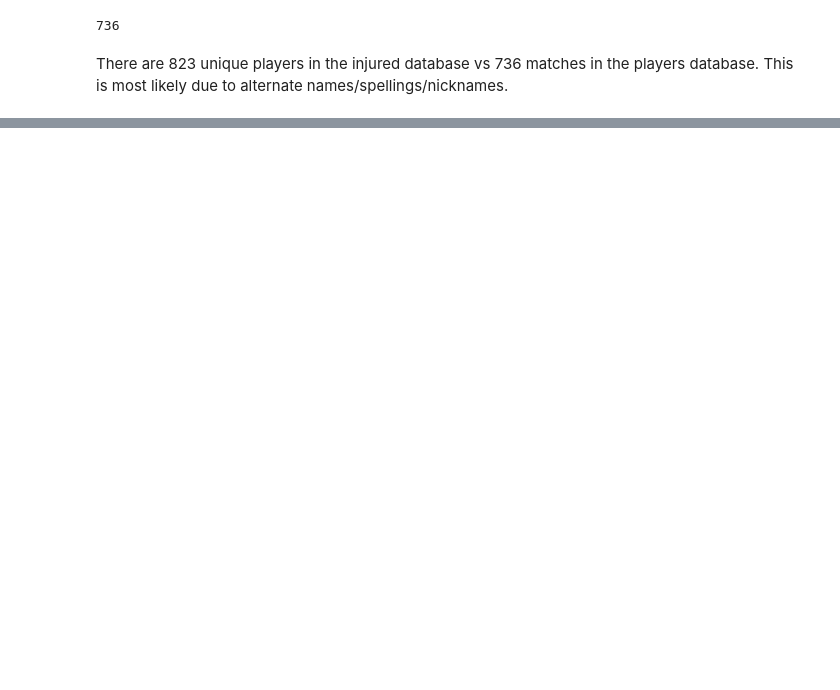
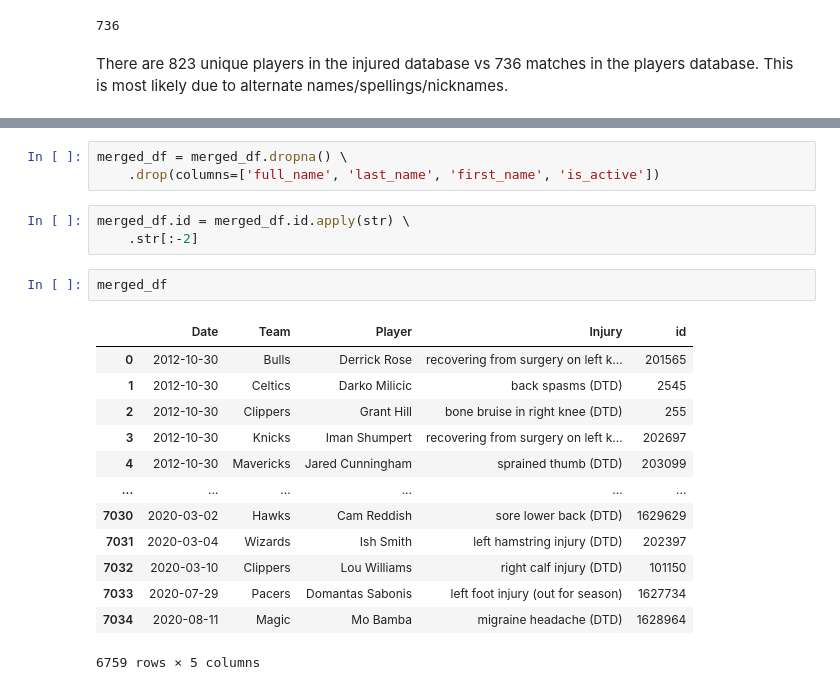
Before and after one commit to joongsim/nba-injuries, a Jupyter notebook: injury_prediction.ipynb, the cells around one changed output, grey strips where cells are left out. Cells and saved outputs as stored; diff of their text form; blank space fills up the shorter version.

```diff
--- a/injury_prediction.ipynb
+++ b/injury_prediction.ipynb
@@ -119,0 +208,22 @@ array(['Alex Abrines', 'Quincy Acy', 'Jaylen Adams', 'Jordan Adams',
+# %%
+merged_df = merged_df.dropna() \
+    .drop(columns=['full_name', 'last_name', 'first_name', 'is_active'])
+# %%
+merged_df.id = merged_df.id.apply(str) \
+    .str[:-2]
+# %%
+merged_df
+# %% [output]
+|  | Date | Team | Player | Injury | id |
+| 0 | 2012-10-30 | Bulls | Derrick Rose | recovering from surgery on left k... | 201565 |
+| 1 | 2012-10-30 | Celtics | Darko Milicic | back spasms (DTD) | 2545 |
+| 2 | 2012-10-30 | Clippers | Grant Hill | bone bruise in right knee (DTD) | 255 |
+| 3 | 2012-10-30 | Knicks | Iman Shumpert | recovering from surgery on left k... | 202697 |
+| 4 | 2012-10-30 | Mavericks | Jared Cunningham | sprained thumb (DTD) | 203099 |
+| ... | ... | ... | ... | ... | ... |
+| 7030 | 2020-03-02 | Hawks | Cam Reddish | sore lower back (DTD) | 1629629 |
+| 7031 | 2020-03-04 | Wizards | Ish Smith | left hamstring injury (DTD) | 202397 |
+| 7032 | 2020-03-10 | Clippers | Lou Williams | right calf injury (DTD) | 101150 |
+| 7033 | 2020-07-29 | Pacers | Domantas Sabonis | left foot injury (out for season) | 1627734 |
+| 7034 | 2020-08-11 | Magic | Mo Bamba | migraine headache (DTD) | 1628964 |
+6759 rows × 5 columns
```
Also changed, not shown: parts of 23 cells of this notebook.
